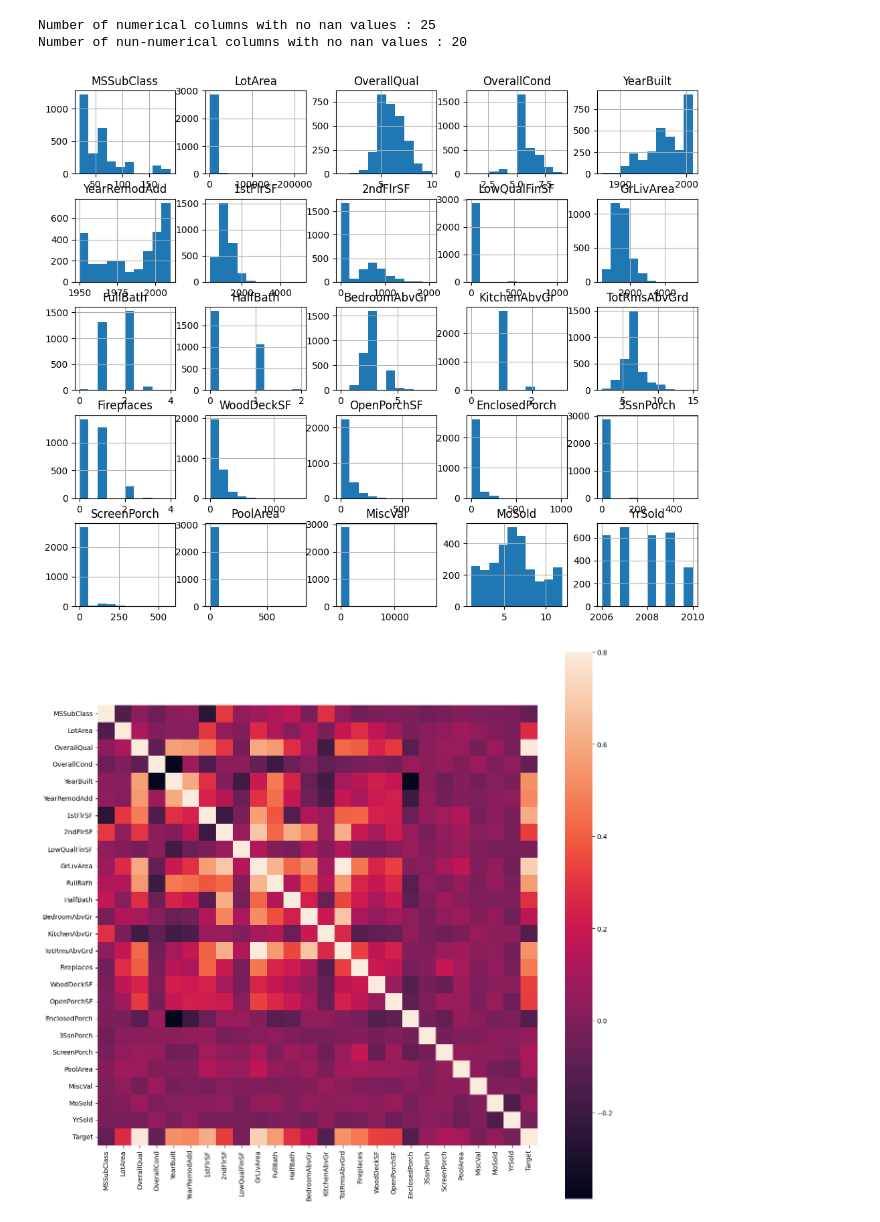
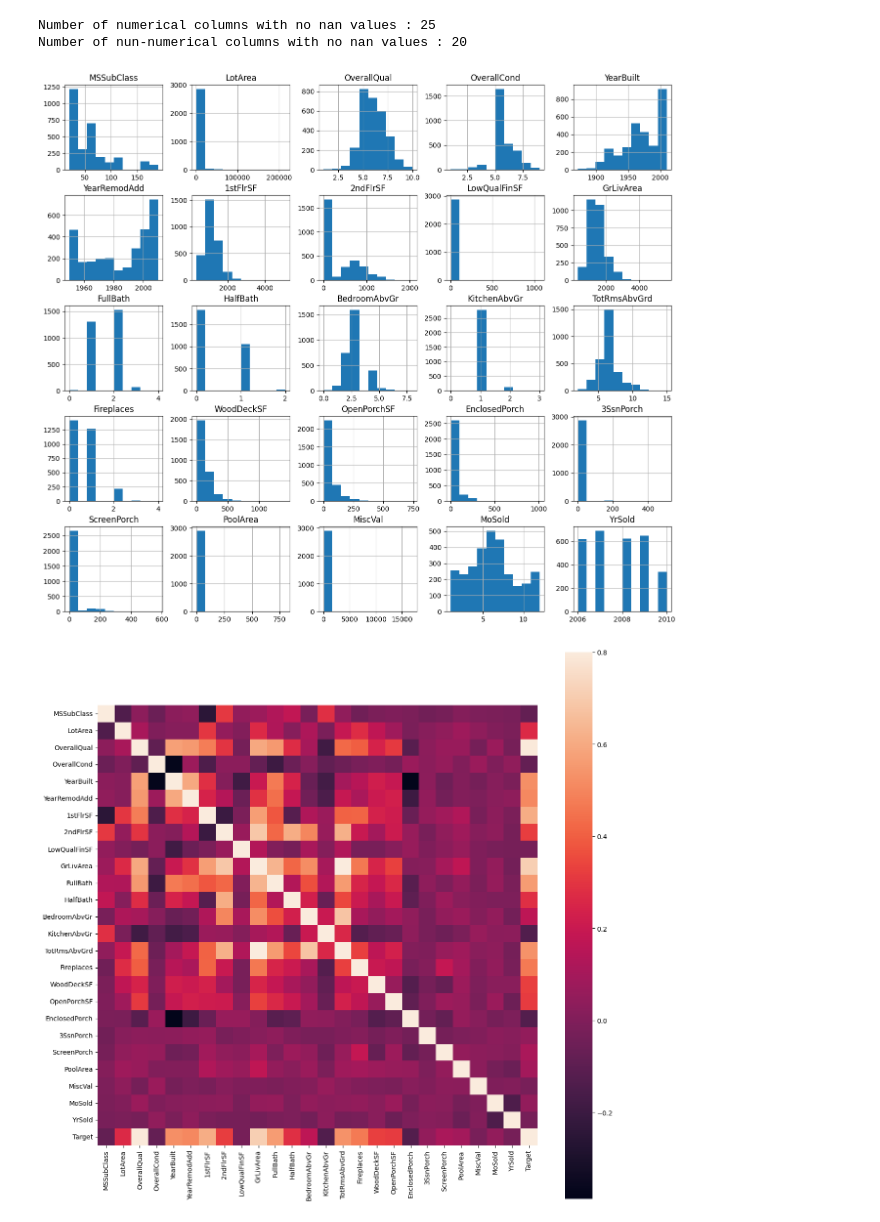
Before and after one commit to adalbertii/Modele-regresyjne, a Jupyter notebook: regression-kagledataset-different-algorytm.ipynb, the cells around one changed output. Saved outputs shown, nothing was run; the diff lists cells and outputs as text; code cells hidden in the pictures.

```diff
--- a/regression-kagledataset-different-algorytm.ipynb
+++ b/regression-kagledataset-different-algorytm.ipynb
@@ -19,11 +19,11 @@ from xgboost import XGBRegressor
 # %%
 def get_data():
     #get train data
-    train_data_path ='train.csv'
+    train_data_path ='train-wmi-01.csv'
     train = pd.read_csv(train_data_path)
 
     #get test data
-    test_data_path ='test.csv'
+    test_data_path ='test-wmi-01.csv'
     test = pd.read_csv(test_data_path)
 
     return train , test
@@ -39,9 +39,3 @@ def get_combined_data():
   combined.reset_index(inplace=True)
   combined.drop(['index', 'Id'], inplace=True, axis=1)
   return combined, target
-
-#Load train and test data into pandas DataFrames
-train_data, test_data = get_data()
-
-#Combine train and test data to process them together
-combined, target = get_combined_data()
@@ -93,10 +170,10 @@ Number of numerical columns with no nan values : 25
 Number of nun-numerical columns with no nan values : 20
 # %%
 combined = combined[num_cols + cat_cols]
-combined.hist(figsize = (12,10))
+combined.hist(figsize = (16,14))
 plt.show()
 # %% [output]
-[figure, old version]
+[figure, new version]
 # %%
 train_data = train_data[num_cols + cat_cols]
 train_data['Target'] = target
```
Also changed, not shown: parts of 8 cells of this notebook.
